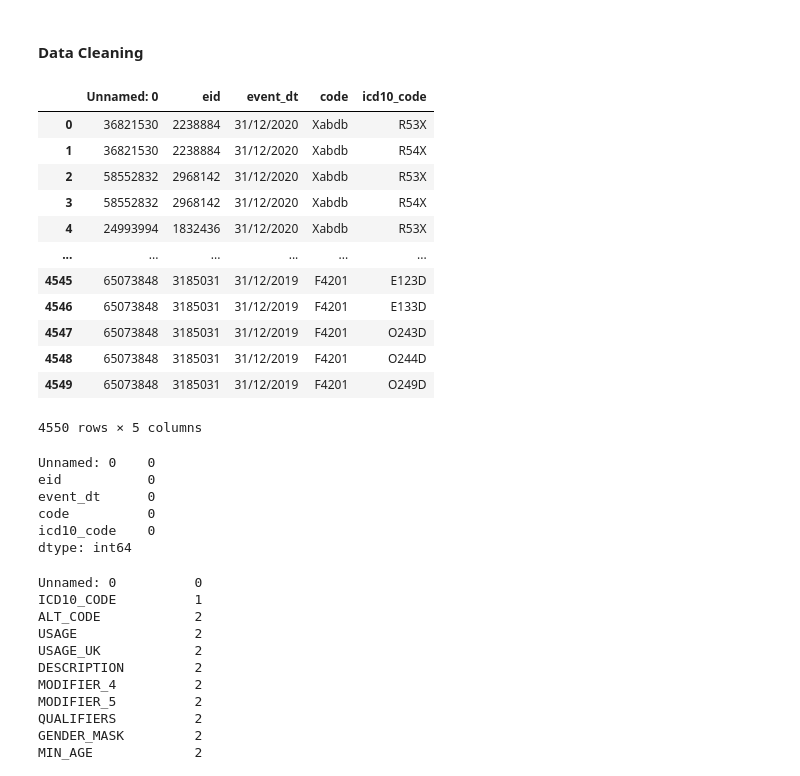
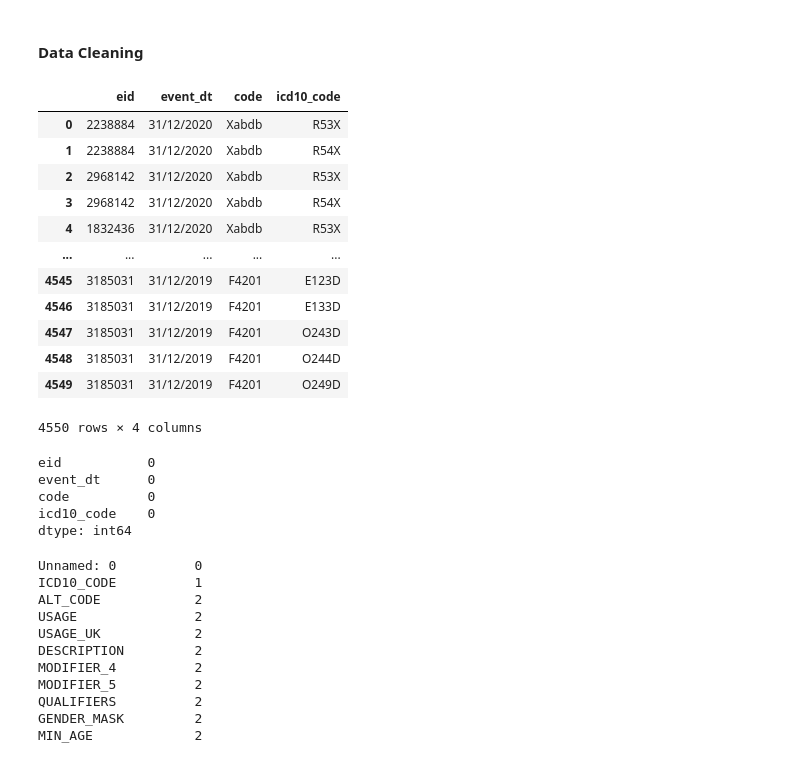
Before and after one commit to MonicaMueller/big-data-final-project, a Jupyter notebook: Project_vaccine_comorbidities.ipynb, the cells around one changed output. Drawn from its saved outputs; the diff is of its cells as text; code cells hidden in the pictures.

```diff
--- a/Project_vaccine_comorbidities.ipynb
+++ b/Project_vaccine_comorbidities.ipynb
@@ -152,27 +155,26 @@ clinical_ic10
 #### Data Cleaning
 # %%
 # drop unnecessary columns
-clinical_ic10.drop(columns = ['code_type', 'value'], inplace = True)
+clinical_ic10.drop(columns = ['code_type', 'value', 'Unnamed: 0'], inplace = True)
 clinical_ic10
 # %% [output]
-|  | Unnamed: 0 | eid | event_dt | code | icd10_code |
-| 0 | 36821530 | 2238884 | 31/12/2020 | Xabdb | R53X |
-| 1 | 36821530 | 2238884 | 31/12/2020 | Xabdb | R54X |
-| 2 | 58552832 | 2968142 | 31/12/2020 | Xabdb | R53X |
-| 3 | 58552832 | 2968142 | 31/12/2020 | Xabdb | R54X |
-| 4 | 24993994 | 1832436 | 31/12/2020 | Xabdb | R53X |
-| ... | ... | ... | ... | ... | ... |
-| 4545 | 65073848 | 3185031 | 31/12/2019 | F4201 | E123D |
-| 4546 | 65073848 | 3185031 | 31/12/2019 | F4201 | E133D |
-| 4547 | 65073848 | 3185031 | 31/12/2019 | F4201 | O243D |
-| 4548 | 65073848 | 3185031 | 31/12/2019 | F4201 | O244D |
-| 4549 | 65073848 | 3185031 | 31/12/2019 | F4201 | O249D |
+|  | eid | event_dt | code | icd10_code |
+| 0 | 2238884 | 31/12/2020 | Xabdb | R53X |
+| 1 | 2238884 | 31/12/2020 | Xabdb | R54X |
+| 2 | 2968142 | 31/12/2020 | Xabdb | R53X |
+| 3 | 2968142 | 31/12/2020 | Xabdb | R54X |
+| 4 | 1832436 | 31/12/2020 | Xabdb | R53X |
+| ... | ... | ... | ... | ... |
+| 4545 | 3185031 | 31/12/2019 | F4201 | E123D |
+| 4546 | 3185031 | 31/12/2019 | F4201 | E133D |
+| 4547 | 3185031 | 31/12/2019 | F4201 | O243D |
+| 4548 | 3185031 | 31/12/2019 | F4201 | O244D |
+| 4549 | 3185031 | 31/12/2019 | F4201 | O249D |
-4550 rows × 5 columns
+4550 rows × 4 columns
 # %%
 pd.isnull(clinical_ic10).sum()
 # no NaN
 # %% [output]
-Unnamed: 0    0
 eid           0
 event_dt      0
 code          0
```
Also changed, not shown: parts of 35 cells of this notebook.
